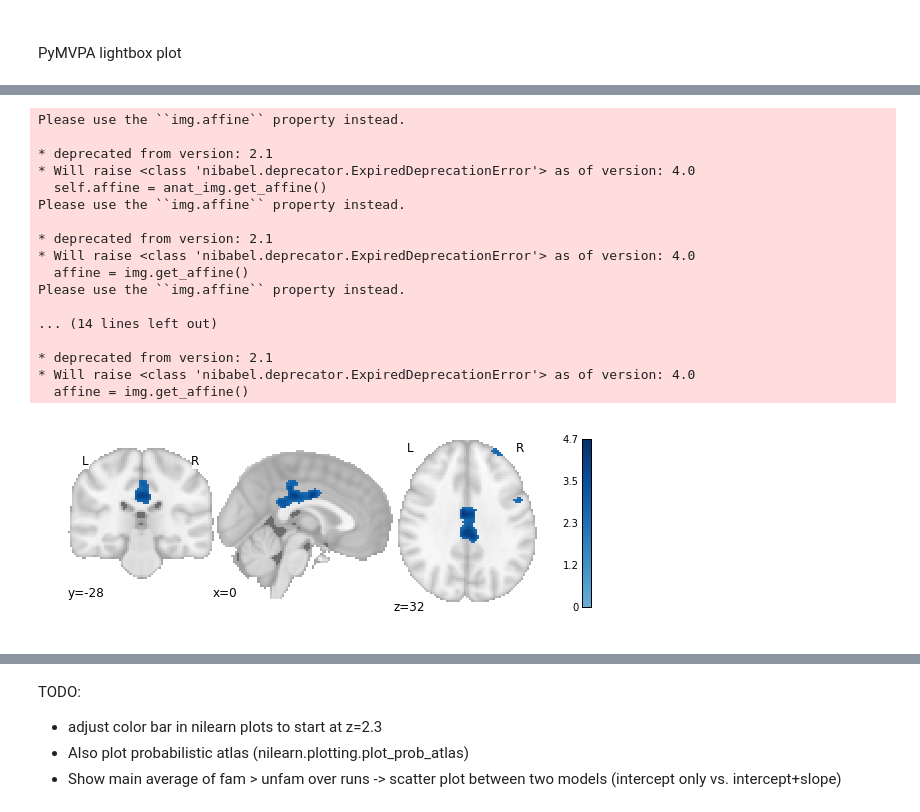
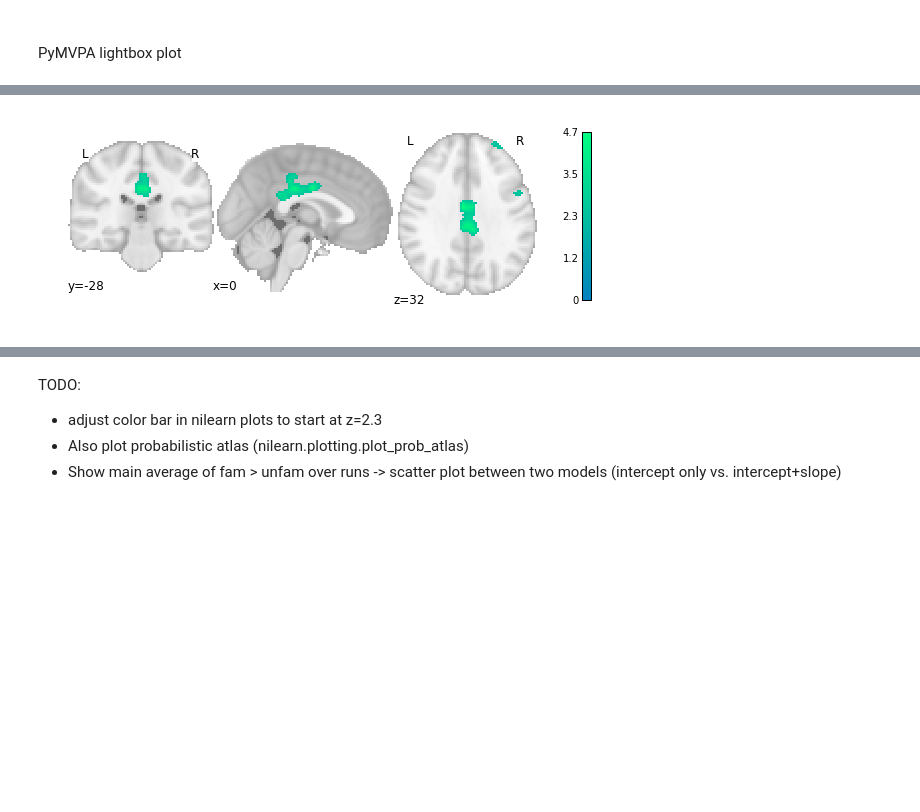
Before and after one commit to oliver-contier/famface-temporal-dynamics, a Jupyter notebook: notebooks/plot.results.ipynb, the cells around one changed output, grey strips where cells are left out. Cells and saved outputs as stored; diff of their text form; code cells hidden in the pictures; blank space fills up the shorter version.

```diff
--- a/notebooks/plot.results.ipynb
+++ b/notebooks/plot.results.ipynb
@@ -81,26 +76,9 @@ fig_slope = plot_lightbox(background=mni_bg, overlay=filename, slices=slc, ncolu
 # %%
 # around the cingulate gyrus
 
-plot = plot_stat_map(filename, cut_coords=(0,-28,32), draw_cross=False, cmap='Blues')
+plot_stat_map(filename, cut_coords=(0,-28,32), draw_cross=False, cmap='winter')
 # %% [output]
-Please use the ``img.affine`` property instead.
-
-* deprecated from version: 2.1
-* Will raise <class 'nibabel.deprecator.ExpiredDeprecationError'> as of version: 4.0
-  self.affine = anat_img.get_affine()
-Please use the ``img.affine`` property instead.
-
-* deprecated from version: 2.1
-* Will raise <class 'nibabel.deprecator.ExpiredDeprecationError'> as of version: 4.0
-  affine = img.get_affine()
-Please use the ``img.affine`` property instead.
-
-... (14 lines left out)
-
-* deprecated from version: 2.1
-* Will raise <class 'nibabel.deprecator.ExpiredDeprecationError'> as of version: 4.0
-  affine = img.get_affine()
-[figure, old version]
+[figure, new version]
 # %%
 # inferior frontal, lateral occipital
 
```
Also changed, not shown: parts of 22 cells of this notebook.
